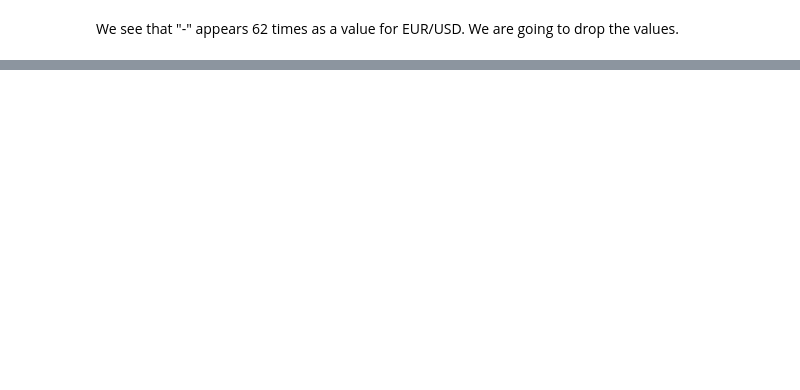
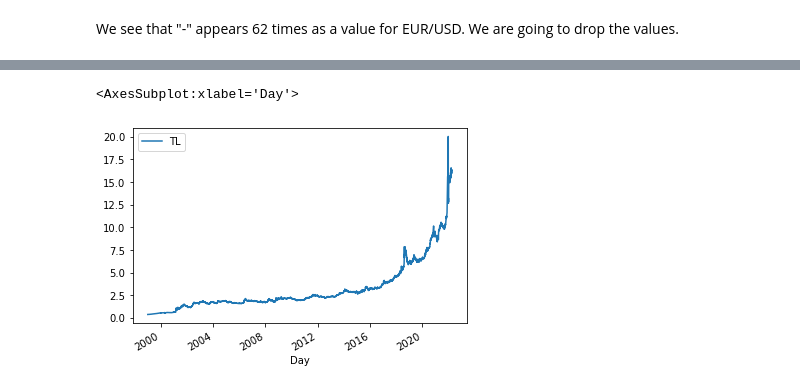
Before and after one commit to melihakay/dataquest-projects, a Jupyter notebook: 5 Analyzing Exchange Rates/Basics.ipynb, the cells around one changed output, grey strips where cells are left out. Cells and saved outputs as stored; diff of their text form; code cells hidden in the pictures; blank space fills up the shorter version.

```diff
--- a/5 Analyzing Exchange Rates/Basics.ipynb
+++ b/5 Analyzing Exchange Rates/Basics.ipynb
@@ -86,0 +91,10 @@ euro_to_dollar.plot.line(x="Day",y="rolling_mean")
+# %%
+eur_tl = exchange_rates.copy()[["Day","[Turkish lira ]"]]
+eur_tl.rename(columns={"[Turkish lira ]" : "TL"},inplace=True)
+eur_tl.sort_values(by="Day",inplace=True,ascending=True)
+eur_tl.reset_index(inplace=True)
+# %%
+eur_tl.plot.line(x="Day",y="TL")
+# %% [output]
+<AxesSubplot:xlabel='Day'>
+[figure, added]
```
Also changed, not shown: parts of 25 cells of this notebook, 2 other files.
